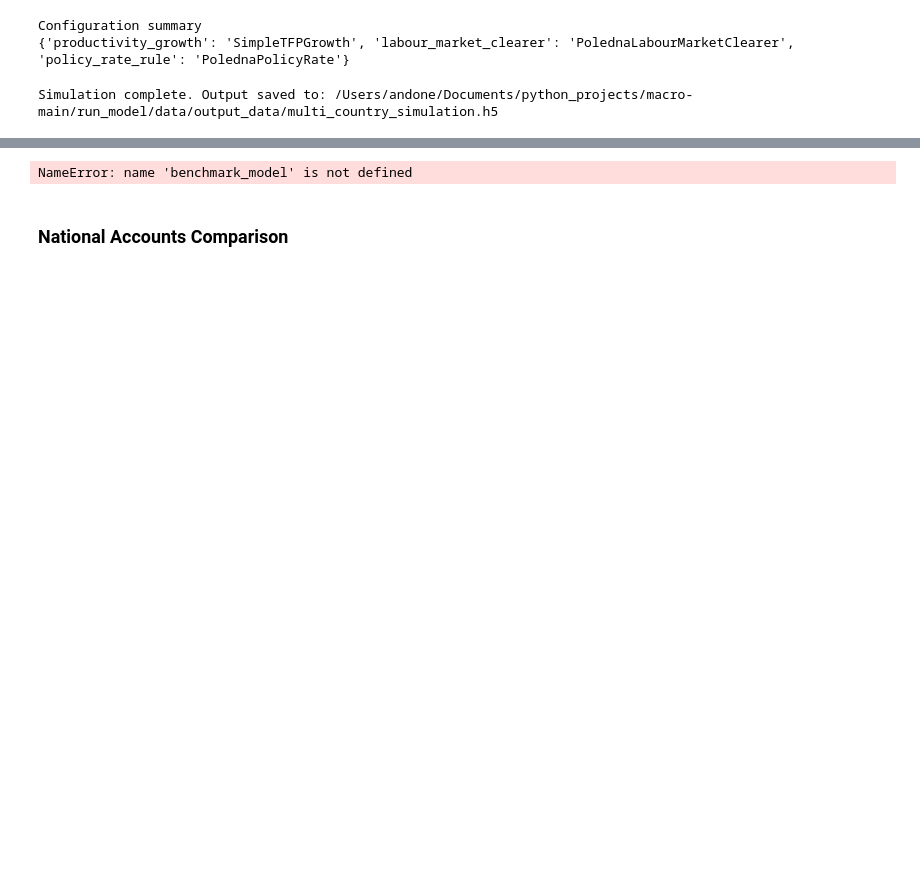
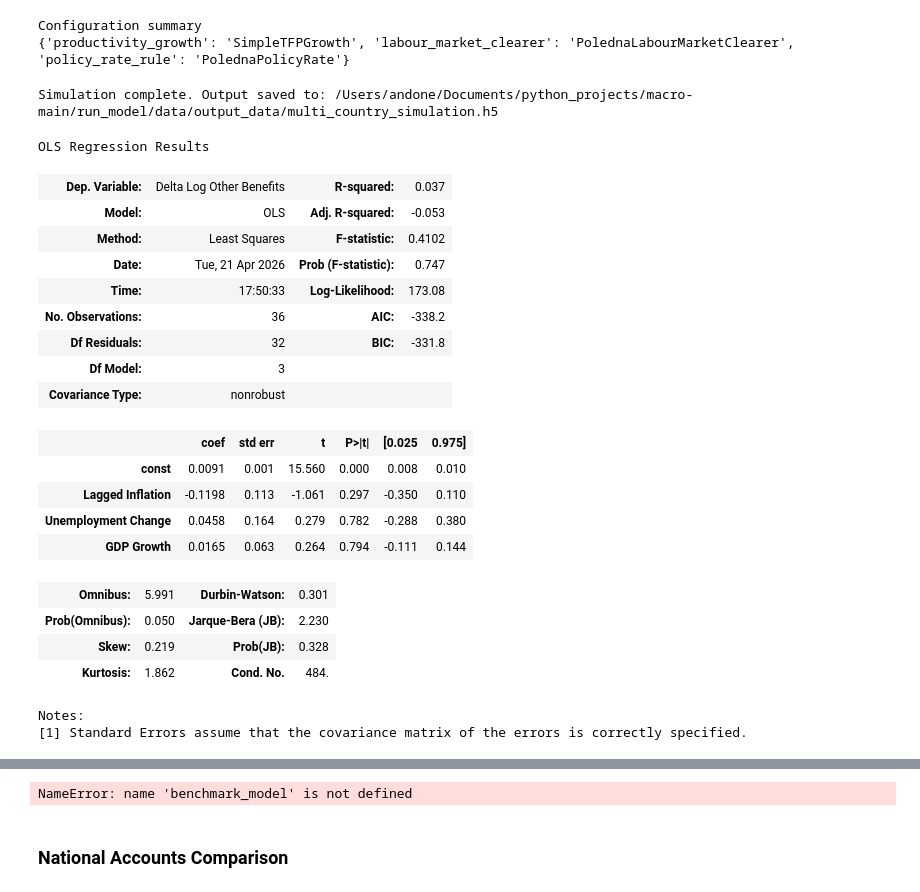
Before and after one commit to INET-Complexity/INET-consumption, a Jupyter notebook: run_model/run_model.ipynb, the cells around one changed output, grey strips where cells are left out. Cells and saved outputs as stored; diff of their text form; code cells hidden in the pictures; blank space fills up the shorter version.

```diff
--- a/run_model/run_model.ipynb
+++ b/run_model/run_model.ipynb
@@ -194,0 +208,63 @@ Simulation complete. Output saved to: /Users/andone/Documents/python_projects/ma
+# %%
+from src.helpers import fit_social_benefits_arx_diagnostics
+from macro_data.readers.default_readers import DataReaders
+from macro_data.readers import AGGREGATED_INDUSTRIES, ALL_INDUSTRIES
+
+country_names = data_config.countries
+industries = AGGREGATED_INDUSTRIES if data_config.aggregate_industries else ALL_INDUSTRIES
+scale_dict = {country: data_config.country_configs[country].scale for country in country_names}
+proxy_country_dict = {
+    country: data_config.country_configs[country].eu_proxy_country
+    for country in data_config.countries
+    if not country.is_eu_country
+}
+
+readers = DataReaders.from_raw_data(
+    raw_data_path=cfg.raw_data_path,
+    country_names=country_names,
+    simulation_year=data_config.year,
+    scale_dict=scale_dict,
+    industries=industries,
+    aggregate_industries=data_config.aggregate_industries,
+    prune_date=data_config.prune_date,
+    force_single_hfcs_survey=False,
+    single_icio_survey=True,
+    proxy_country_dict=proxy_country_dict,
+    use_disagg_can_2014_reader=data_config.can_disaggregation,
+    use_provincial_can_reader=False,
+    regions_dict=None,
+    allow_missing_emissions=False,
+)
+# %%
+diagnostics = fit_social_benefits_arx_diagnostics(
+    readers=readers,
+    country_name=country_names[0],
+    year=data_config.year,
+    year_range=10,
+    regression_window=48,
+    log_floor=1e-8,
+)
+
+diagnostics["unemployment_benefits"]["results"].summary()
+# %% [output]
+OLS Regression Results
+| Dep. Variable: | Delta Log Other Benefits | R-squared: | 0.037 |
+| Model: | OLS | Adj. R-squared: | -0.053 |
+| Method: | Least Squares | F-statistic: | 0.4102 |
+| Date: | Tue, 21 Apr 2026 | Prob (F-statistic): | 0.747 |
+| Time: | 17:50:33 | Log-Likelihood: | 173.08 |
+| No. Observations: | 36 | AIC: | -338.2 |
+| Df Residuals: | 32 | BIC: | -331.8 |
+| Df Model: | 3 |  |  |
+| Covariance Type: | nonrobust |  |  |
+|  | coef | std err | t | P>|t| | [0.025 | 0.975] |
+| const | 0.0091 | 0.001 | 15.560 | 0.000 | 0.008 | 0.010 |
+| Lagged Inflation | -0.1198 | 0.113 | -1.061 | 0.297 | -0.350 | 0.110 |
+| Unemployment Change | 0.0458 | 0.164 | 0.279 | 0.782 | -0.288 | 0.380 |
+| GDP Growth | 0.0165 | 0.063 | 0.264 | 0.794 | -0.111 | 0.144 |
+| Omnibus: | 5.991 | Durbin-Watson: | 0.301 |
+| Prob(Omnibus): | 0.050 | Jarque-Bera (JB): | 2.230 |
+| Skew: | 0.219 | Prob(JB): | 0.328 |
+| Kurtosis: | 1.862 | Cond. No. | 484. |
+Notes:
+[1] Standard Errors assume that the covariance matrix of the errors is correctly specified.
```
Also changed, not shown: parts of 22 cells of this notebook.
